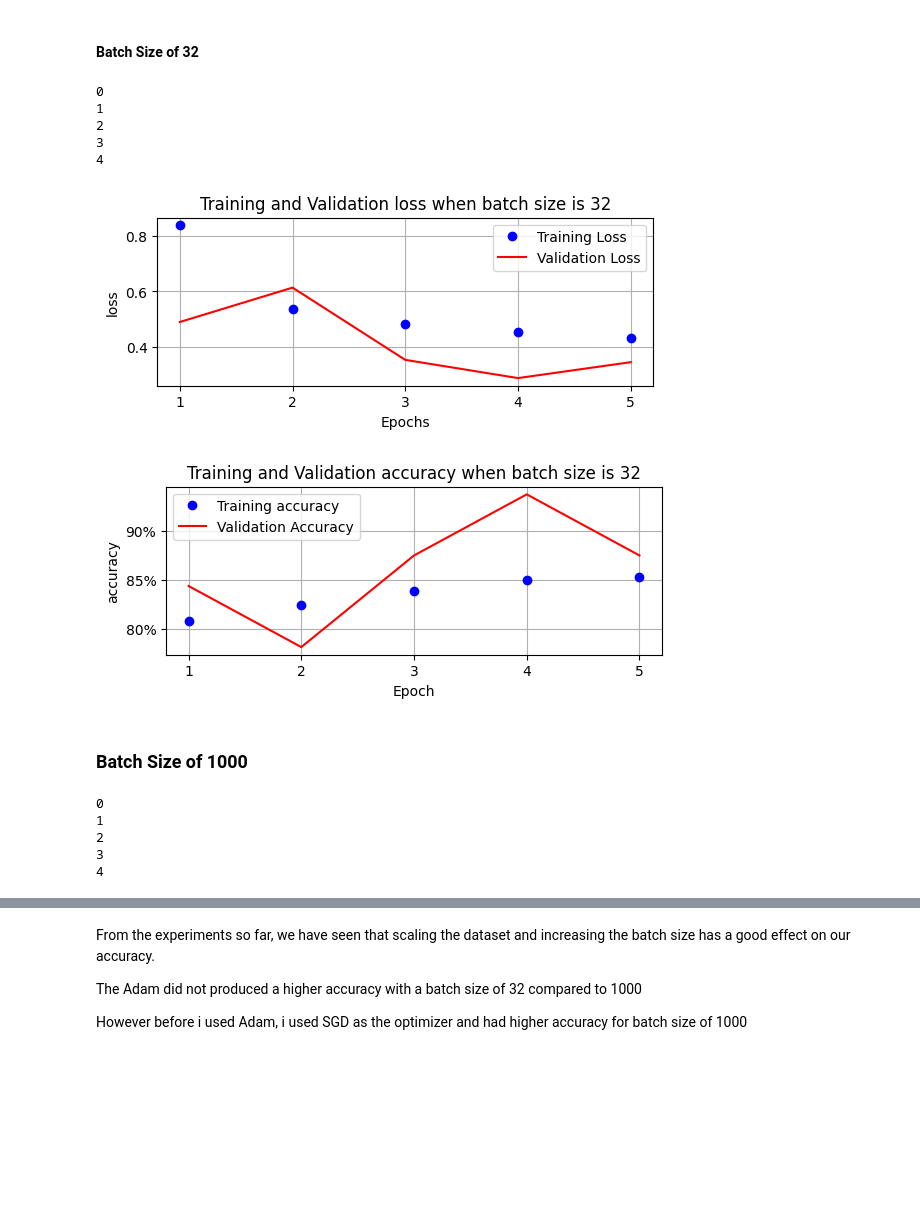
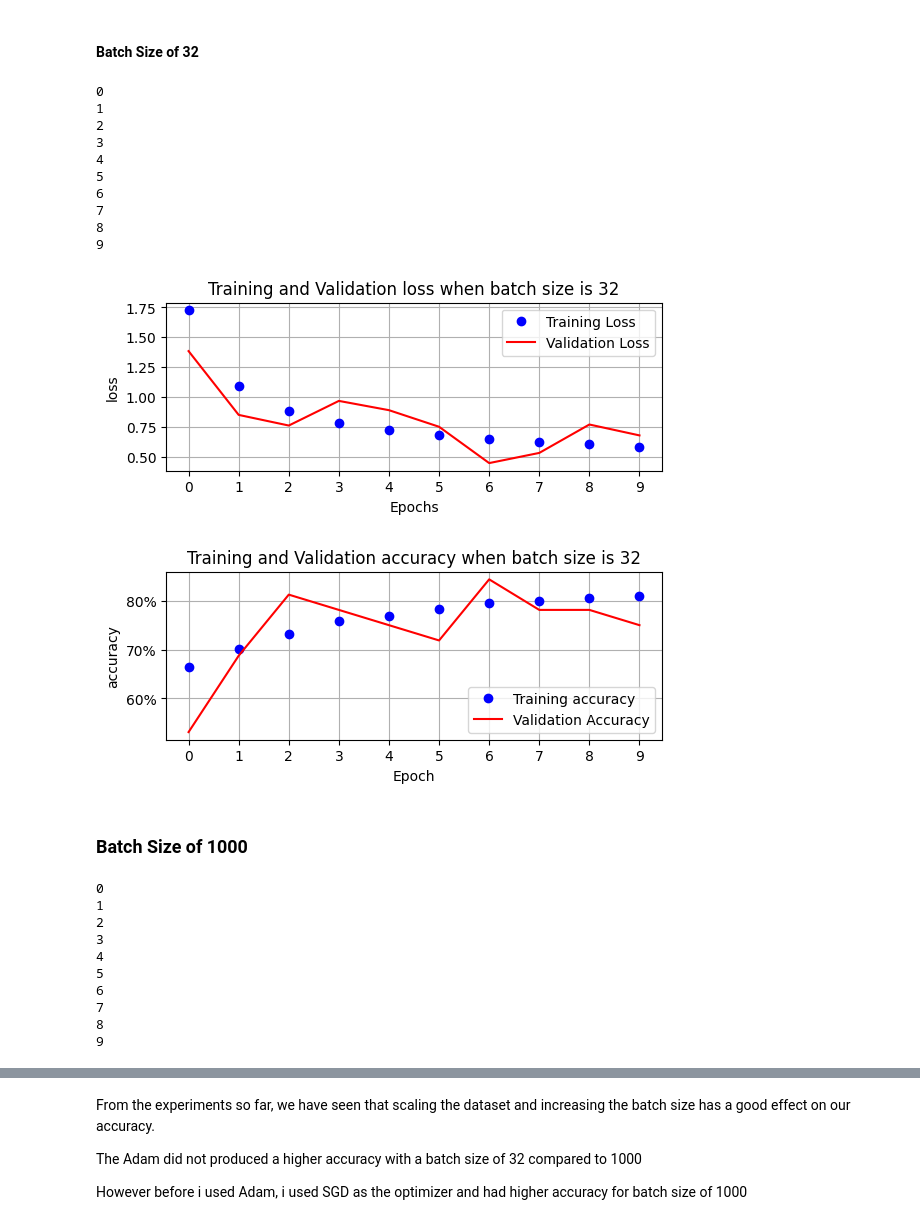
Before and after one commit to eniangnsa/Computer-Vision, a Jupyter notebook: Chapter-3/varying_batch_size.ipynb, the cells around one changed output, grey strips where cells are left out. Cells and saved outputs as stored; diff of their text form; code cells hidden in the pictures; blank space fills up the shorter version.

```diff
--- a/Chapter-3/varying_batch_size.ipynb
+++ b/Chapter-3/varying_batch_size.ipynb
@@ -46,7 +46,7 @@ def get_model():
         nn.Linear(1000, 10)
     )
     loss_fn = nn.CrossEntropyLoss()
-    optimizer = SGD(model.parameters(), lr=0.01)
+    optimizer = SGD(model.parameters(), lr=0.001)
     return model, loss_fn, optimizer
 
 # Define a function for training and validating the batch
@@ -55,7 +55,7 @@ def train_batch(x, y, model, opt, loss_fn):
     prediction = model(x)
     batch_loss = loss_fn(prediction, y)
     batch_loss.backward()
-    optimizer = SGD(model.parameters(), lr=0.01)
+    optimizer = SGD(model.parameters(), lr=0.001)
     optimizer.step()
     optimizer.zero_grad()
     return batch_loss.item()
@@ -84,7 +84,7 @@ model, loss_fn, optimizer = get_model()
 train_losses, train_accuracies = [], []
 val_losses, val_accuracies = [], []
 # %%
-for epoch in range(5):
+for epoch in range(10):
     print(epoch)
     train_epoch_losses, train_epoch_accuracies = [], []
     # loop through the batches of the training data and calculate the accuracy
@@ -115,35 +115,40 @@ for epoch in range(5):
 2
 3
 4
+5
+6
+7
+8
+9
 # %%
-epochs = np.arange(5)+1
+epochs = np.arange(10)
 import matplotlib.ticker as mtick
 %matplotlib inline
 plt.subplot(211)
 plt.plot(epochs, train_losses, 'bo', label='Training Loss')
 plt.plot(epochs, val_losses, 'r', label="Validation Loss")
 plt.gca().xaxis.set_major_locator(mtick.MultipleLocator(1))
 plt.legend()
 plt.title("Training and Validation loss when batch size is 32")
 plt.xlabel("Epochs")
 plt.ylabel("loss")
 plt.grid('off')
 plt.show()
 
 plt.subplot(212)
 plt.plot(epochs, train_accuracies, 'bo', label="Training accuracy")
 plt.plot(epochs, val_accuracies, 'r', label="Validation Accuracy")
 plt.gca().xaxis.set_major_locator(mtick.MultipleLocator(1))
 plt.title("Training and Validation accuracy when batch size is 32")
 plt.xlabel("Epoch")
 plt.ylabel("accuracy")
 plt.gca().set_yticklabels(['{:.0f}%'.format(x*100) for x in plt.gca().get_yticks()])
 plt.legend()
 plt.grid('off')
 plt.show()
 # %% [output]
-[figure, old version]
+[figure, new version]
-[figure, old version]
+[figure, new version]
 # %% [markdown]
 ### Batch Size of 1000
 # %%
@@ -162,7 +167,7 @@ model, loss_fn, optimizer = get_model()
 train_losses, train_accuracies = [], []
 val_losses, val_accuracies = [], []
 # %%
-for epoch in range(5):
+for epoch in range(10):
     print(epoch)
     train_epoch_losses, train_epoch_accuracies = [], []
     # loop through the batches of the training data and calculate the accuracy
@@ -193,4 +198,9 @@ for epoch in range(5):
 2
 3
 4
+5
+6
+7
+8
+9
 # %%
```
Also changed, not shown: parts of 3 cells of this notebook, 1 other file.
